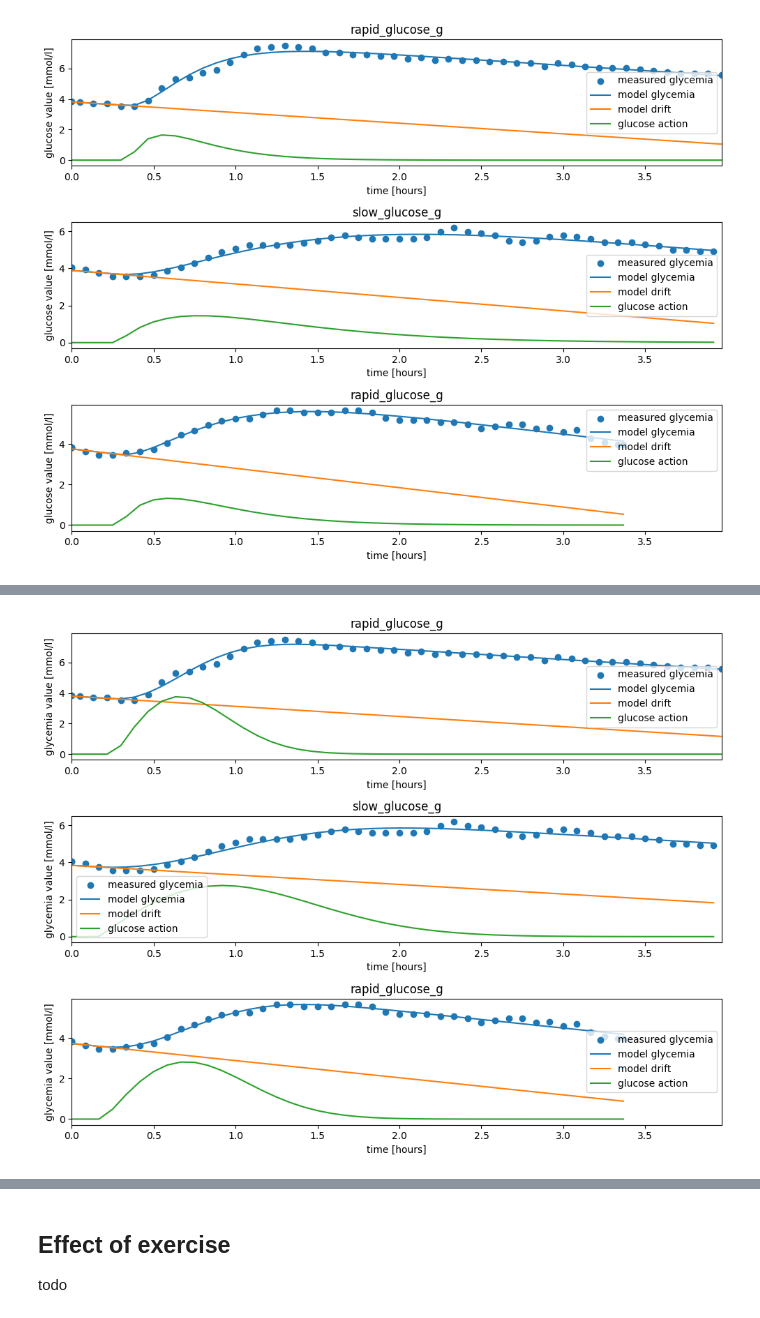
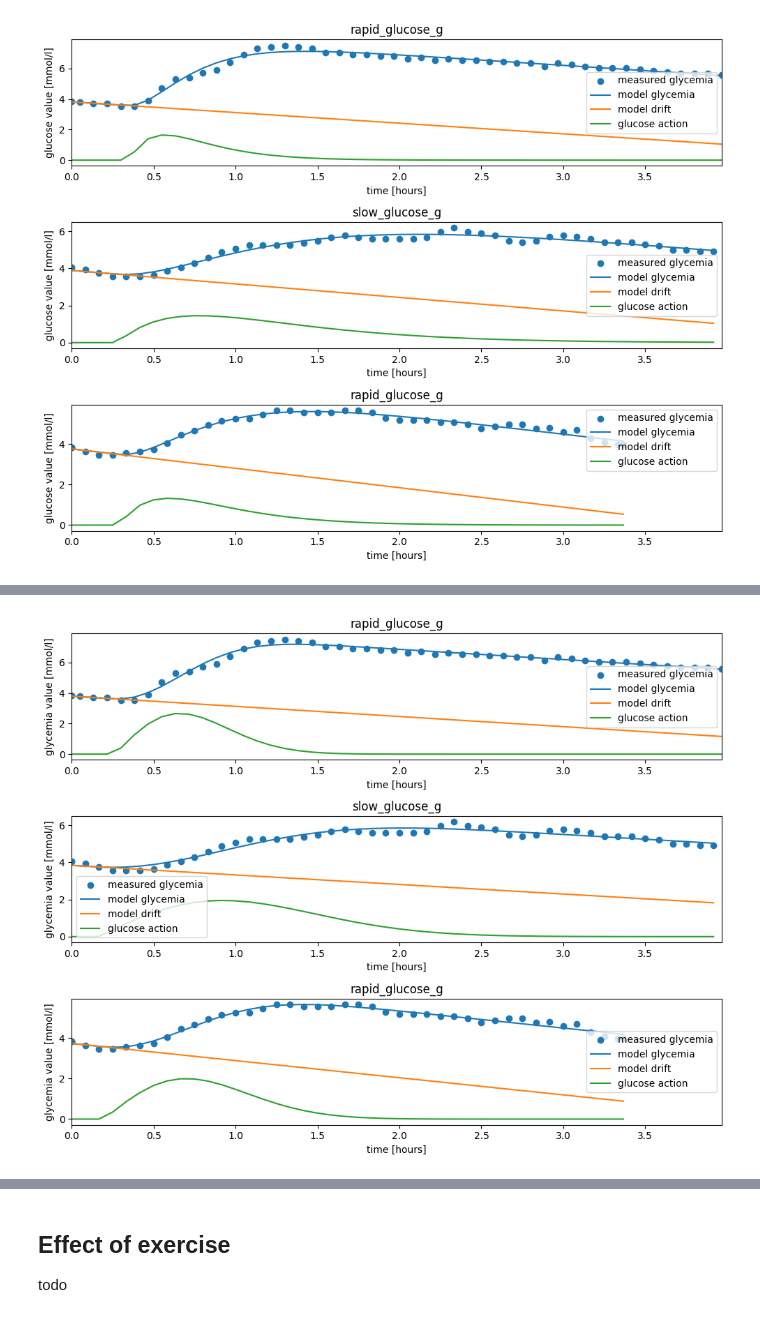
Before and after one commit to sethyvenatem/blood_sugar_fast_day, a Jupyter notebook: fast_day.ipynb, the cells around one changed output, grey strips where cells are left out. Saved outputs shown, nothing was run; the diff lists cells and outputs as text; code cells hidden in the pictures.

```diff
--- a/fast_day.ipynb
+++ b/fast_day.ipynb
@@ -453,11 +453,11 @@ def glucose_action(t,C, g0,t0,A,tau):
 
 def tofit_square(t,C, g0,t0,A,tau):
     # This is the alternative model.
-    return g0-C*t+theta(t-t0)*A*(1-np.exp(-(t-t0)**2/tau**2))/2
+    return g0-C*t+theta(t-t0)*A*(1-np.exp(-0.5*(t-t0)**2/tau**2))
 
 def glucose_action_square(t,C, g0,t0,A,tau):
     # This is the corresponding glucose action. I multiply it by tau so that is has the same units as the glycemia [mmol/l].
-    return tau*A*(t-t0)*theta(t-t0)*np.exp(-(t-t0)**2/tau**2)/(tau**2)
+    return tau*A*(t-t0)*theta(t-t0)*np.exp(-0.5*(t-t0)**2/tau**2)/(tau**2)
 
 epsilon = 0.2
 def to_zero(x):
@@ -523,35 +523,35 @@ events_description = pd.DataFrame(['rapid_glucose_g','slow_glucose_g','rapid_glu
 for ind, ev in enumerate(events):
 
     popt, _ = curve_fit(tofit_square, ev['elapsed_time_h'],ev['calibrated_glycemia'], p0 = [0, 3,0.75,4,0.6])
-    time_solution = [(-np.log(epsilon))**0.5]
+    time_solution = [(-2*np.log(epsilon))**0.5]
 
     axs[ind].scatter(ev['elapsed_time_h'],ev['calibrated_glycemia'], label = 'measured glycemia')
     axs[ind].plot(ev['elapsed_time_h'],tofit_square(ev['elapsed_time_h'], *popt), label = 'model glycemia')
     axs[ind].plot(ev['elapsed_time_h'],popt[1]-popt[0]*ev['elapsed_time_h'], label = 'model drift')
     axs[ind].plot(ev['elapsed_time_h'],glucose_action_square(ev['elapsed_time_h'], *popt), label = 'glucose action')
     axs[ind].set_title(ev.columns.name)
     axs[ind].set_xlim([0,max_time])
     axs[ind].legend()
     axs[ind].set_xlabel('time [hours]')
     axs[ind].set_ylabel('glycemia value [mmol/l]')
 
     columns = ['mae [mmol/l]','rmse [mmol/l]','Event start', 'Slow drift [mmol/(lh)]','Action delay [minutes]','Action time scale [minutes]',
                'Total glycemia increase [mmol/l]','Time to '+str(100*(1-epsilon))+'% [hours]']
     values = ([np.abs(ev['calibrated_glycemia']-tofit_square(ev['elapsed_time_h'], *popt)).mean(),
     (((ev['calibrated_glycemia']-tofit_square(ev['elapsed_time_h'], *popt))**2).mean()**0.5),
     ev.index[0],
     popt[0],
     popt[2]*60,
     popt[4]*60,
     popt[3],popt[2]+popt[4]*time_solution[0]])
     events_description.loc[ind,columns] = values
 fig.tight_layout();
 events_description = events_description.set_index('Event start')
 round(events_description,3)
 # %% [output]
 |  | EventType | mae [mmol/l] | rmse [mmol/l] | Slow drift [mmol/(lh)] | Action delay [minutes] | ... |
 | Event start |  |  |  |  |  | ... |
 | 2024-07-03 13:38:00 | rapid_glucose_g | 0.110 | 0.150 | 0.666 | 15.864 | ... |
 | 2024-07-03 22:31:00 | slow_glucose_g | 0.157 | 0.180 | 0.515 | 9.813 | ... |
 | 2024-07-04 04:36:00 | rapid_glucose_g | 0.106 | 0.127 | 0.847 | 11.822 | ... |
-[figure, old version]
+[figure, new version]
```
Also changed, not shown: parts of 7 cells of this notebook.
